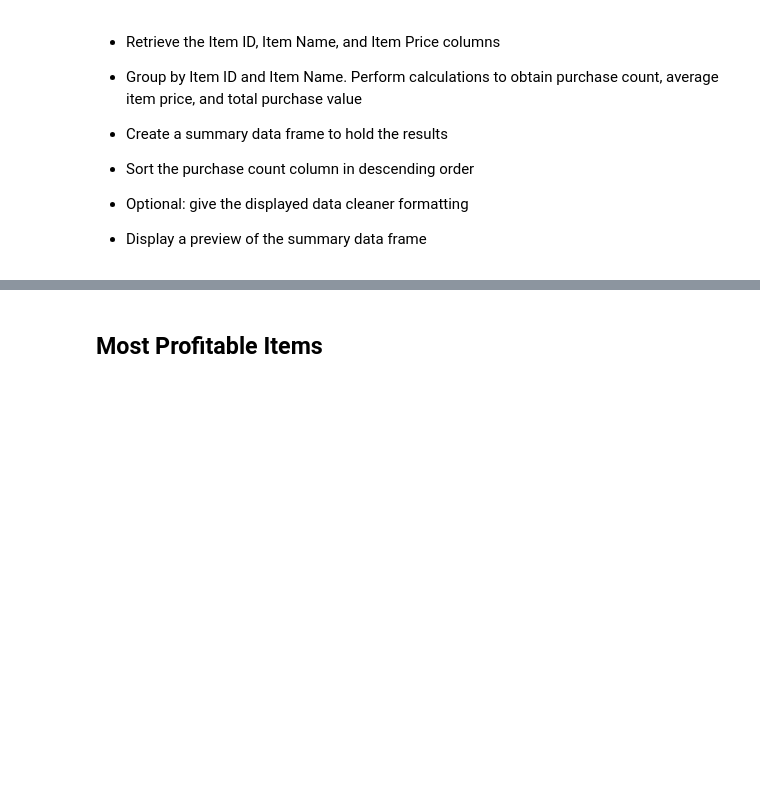
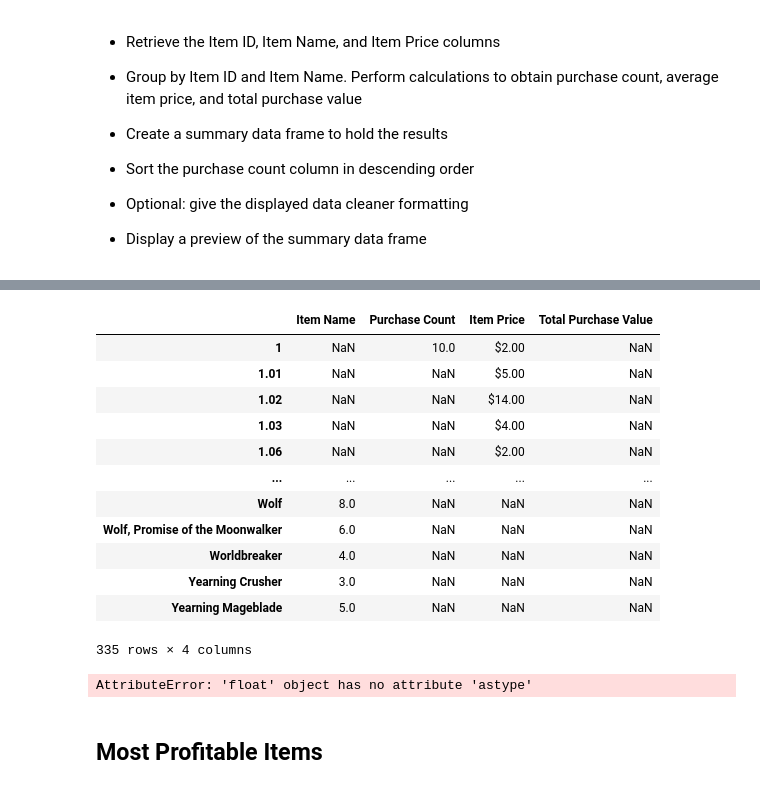
Before and after one commit to andrewneher/pandas-challenge, a Jupyter notebook: HeroesOfPymoli/ANeher_HerosOfPymoli.ipynb, the cells around one changed output, grey strips where cells are left out. Cells and saved outputs as stored; diff of their text form; code cells hidden in the pictures; blank space fills up the shorter version.

```diff
--- a/HeroesOfPymoli/ANeher_HerosOfPymoli.ipynb
+++ b/HeroesOfPymoli/ANeher_HerosOfPymoli.ipynb
@@ -491,3 +468,6 @@ Name: SN, Length: 576, dtype: int64
 
 
 * Display a preview of the summary data frame
+# %%
+most_popular = purchase_data["Item Name"].value_counts(ascending=False)
+most_popular
@@ -493,0 +487,3 @@ Name: SN, Length: 576, dtype: int64
+# %%
+popular_item_price = purchase_data['Price'].value_counts(ascending=False)
+popular_item_price
@@ -493,0 +503,3 @@ Name: SN, Length: 576, dtype: int64
+# %%
+item_name = purchase_data["Item Name"].value_counts(ascending=False)
+item_name
@@ -494,3 +519,31 @@ Name: SN, Length: 576, dtype: int64
+# %%
+popular_analysis = pd.DataFrame({"Item Name": (item_name),
+                            "Purchase Count": (most_popular.value_counts(ascending=False)),
+                            "Item Price": round((popular_item_price), 2).astype(float).map("${:,.2f}".format),
+                            "Total Purchase Value": round((tot_purchase_value), 2).astype(float).map("${:,.2f}".format)
+                            })
+popular_analysis
+# %% [output]
+|  | Item Name | Purchase Count | Item Price | Total Purchase Value |
+| 1 | NaN | 10.0 | $2.00 | NaN |
+| 1.01 | NaN | NaN | $5.00 | NaN |
+| 1.02 | NaN | NaN | $14.00 | NaN |
+| 1.03 | NaN | NaN | $4.00 | NaN |
+| 1.06 | NaN | NaN | $2.00 | NaN |
+| ... | ... | ... | ... | ... |
+| Wolf | 8.0 | NaN | NaN | NaN |
+| Wolf, Promise of the Moonwalker | 6.0 | NaN | NaN | NaN |
+| Worldbreaker | 4.0 | NaN | NaN | NaN |
+| Yearning Crusher | 3.0 | NaN | NaN | NaN |
+| Yearning Mageblade | 5.0 | NaN | NaN | NaN |
+335 rows × 4 columns
+# %%
+purchase_analysis_age = pd.DataFrame({"Purchase Count": (purchase_count),
+                            "Average Purchase Price": round((avg_purchase_price), 2).astype(float).map("${:,.2f}".format),
+                            "Total Purchase Value": round((tot_purchase_value), 2).astype(float).map("${:,.2f}".format)
+                            })
+# %% [output]
+AttributeError: 'float' object has no attribute 'astype'
 # %% [markdown]
 ## Most Profitable Items
 # %% [markdown]
```
Also changed, not shown: parts of 17 cells of this notebook.
